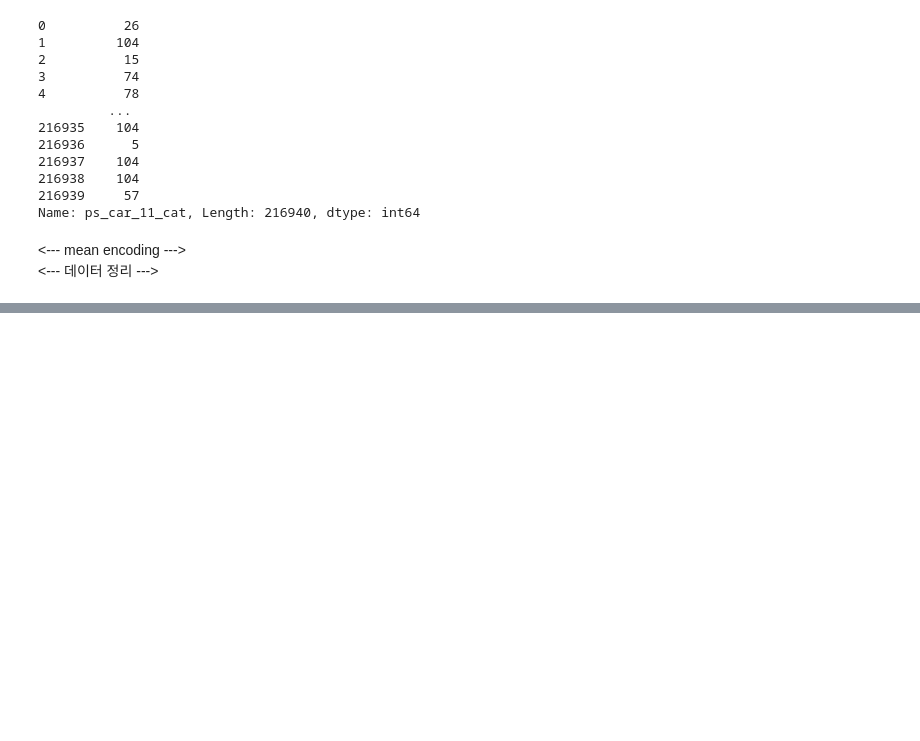
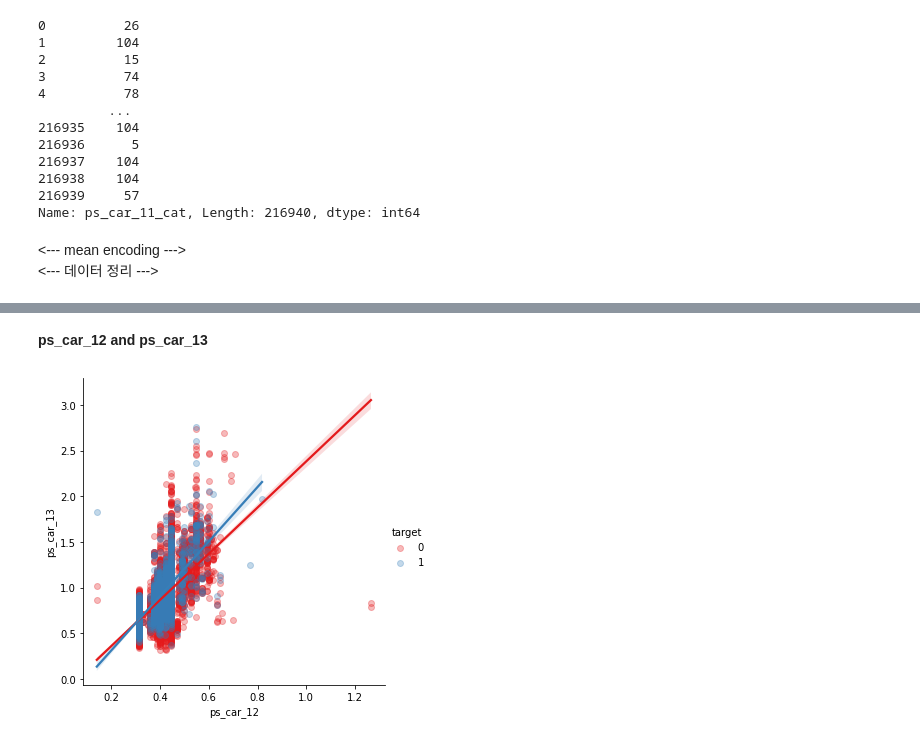
Before and after one commit to jsm9720/kaggle-study, a Jupyter notebook: Porto-Seguro-Safe-Driver-Prediction/Data_Preparation_and_Exploration.ipynb, the cells around one changed output, grey strips where cells are left out. Saved outputs shown, nothing was run; the diff lists cells and outputs as text; code cells hidden in the pictures; blank space fills up the shorter version.

```diff
--- a/Porto-Seguro-Safe-Driver-Prediction/Data_Preparation_and_Exploration.ipynb
+++ b/Porto-Seguro-Safe-Driver-Prediction/Data_Preparation_and_Exploration.ipynb
@@ -539,0 +615,7 @@ Name: ps_car_11_cat, Length: 216940, dtype: int64
+# %% [markdown]
+**ps_car_12 and ps_car_13**
+# %%
+sns.lmplot(x='ps_car_12', y='ps_car_13', data=s, hue='target', palette='Set1', scatter_kws={'alpha':0.3})
+plt.show()
+# %% [output]
+[figure, added]
```
Also changed, not shown: parts of 23 cells of this notebook.
